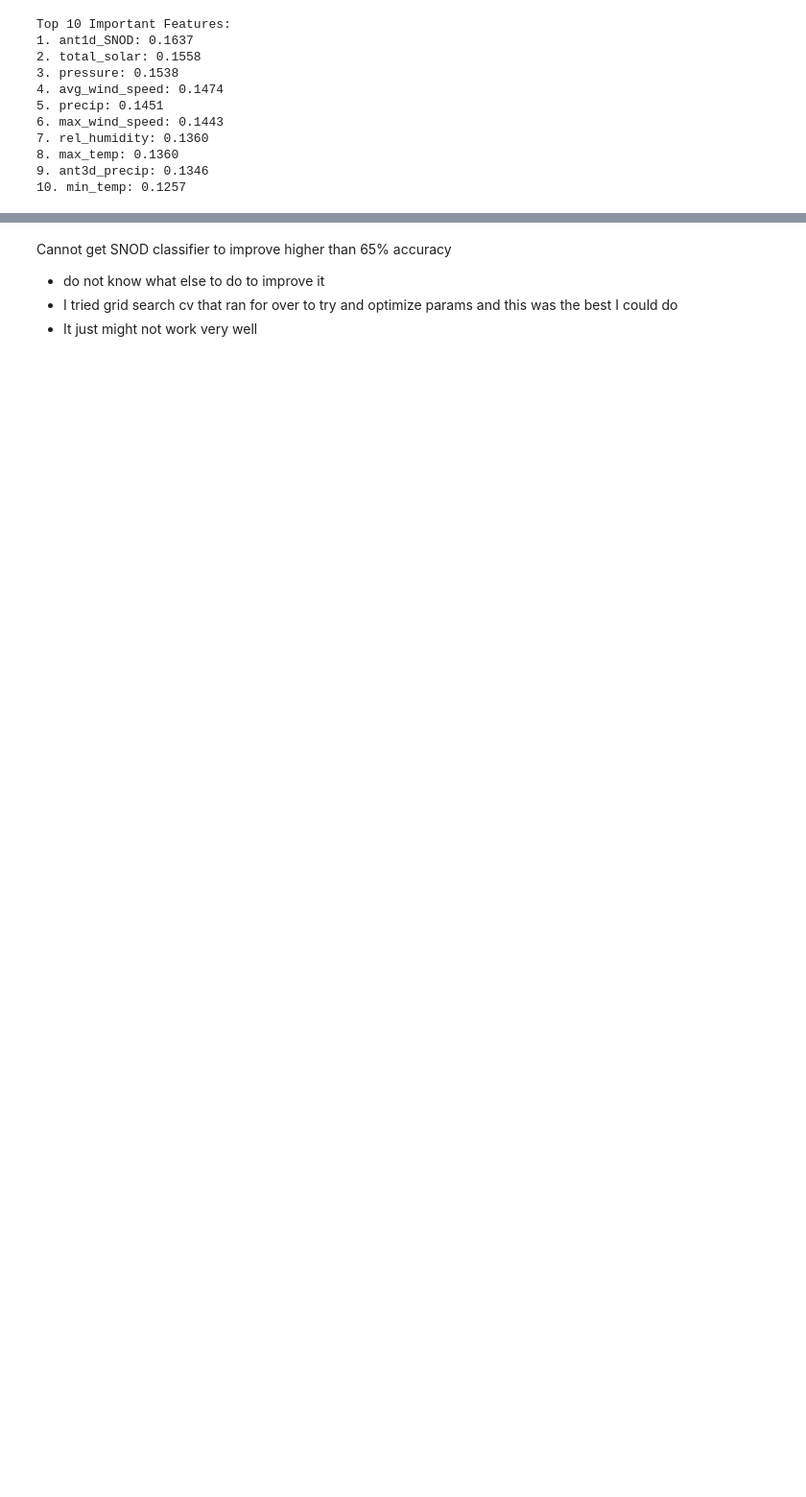
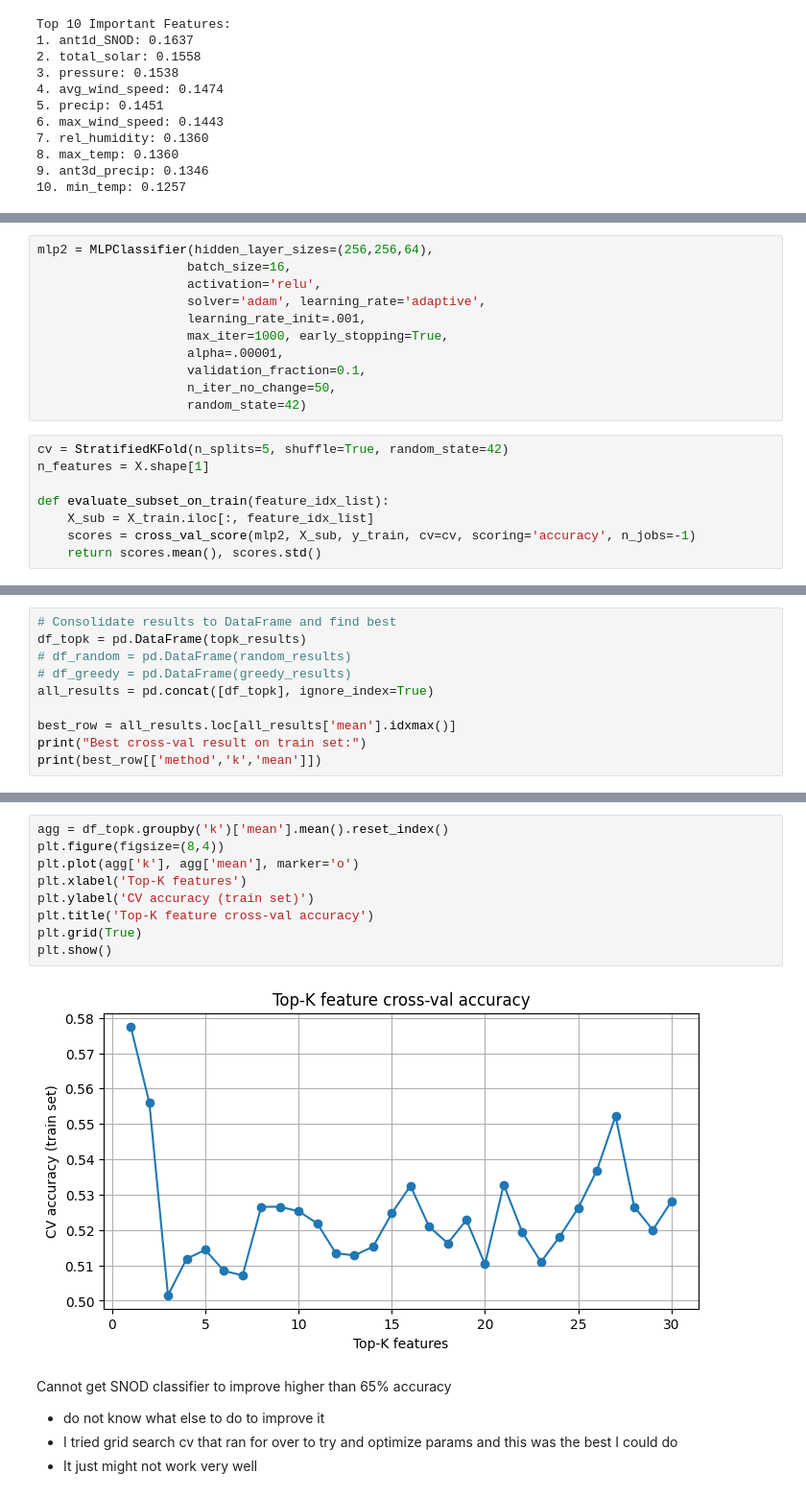
Before and after one commit to jjklug/ann-snod, a Jupyter notebook: snod_classifier.ipynb, the cells around one changed output, grey strips where cells are left out. Shown: that part at 96% size. Cells and saved outputs as stored; diff of their text form; blank space fills up the shorter version.

Commit message:
feature subset testing

```diff
--- a/snod_classifier.ipynb
+++ b/snod_classifier.ipynb
@@ -200,0 +203,19 @@ Top 10 Important Features:
+# %%
+mlp2 = MLPClassifier(hidden_layer_sizes=(256,256,64),
+                    batch_size=16,
+                    activation='relu',
+                    solver='adam', learning_rate='adaptive',
+                    learning_rate_init=.001,
+                    max_iter=1000, early_stopping=True,
+                    alpha=.00001,
+                    validation_fraction=0.1,
+                    n_iter_no_change=50,
+                    random_state=42)
+# %%
+cv = StratifiedKFold(n_splits=5, shuffle=True, random_state=42)
+n_features = X.shape[1]
+
+def evaluate_subset_on_train(feature_idx_list):
+    X_sub = X_train.iloc[:, feature_idx_list]
+    scores = cross_val_score(mlp2, X_sub, y_train, cv=cv, scoring='accuracy', n_jobs=-1)
+    return scores.mean(), scores.std()
@@ -200,0 +261,10 @@ Top 10 Important Features:
+# %%
+# Consolidate results to DataFrame and find best
+df_topk = pd.DataFrame(topk_results)
+# df_random = pd.DataFrame(random_results)
+# df_greedy = pd.DataFrame(greedy_results)
+all_results = pd.concat([df_topk], ignore_index=True)
+
+best_row = all_results.loc[all_results['mean'].idxmax()]
+print("Best cross-val result on train set:")
+print(best_row[['method','k','mean']])
@@ -201,3 +302,14 @@ Top 10 Important Features:
+# %%
+agg = df_topk.groupby('k')['mean'].mean().reset_index()
+plt.figure(figsize=(8,4))
+plt.plot(agg['k'], agg['mean'], marker='o')
+plt.xlabel('Top-K features')
+plt.ylabel('CV accuracy (train set)')
+plt.title('Top-K feature cross-val accuracy')
+plt.grid(True)
+plt.show()
+# %% [output]
+[figure, added]
 # %% [markdown]
 Cannot get SNOD classifier to improve higher than 65% accuracy
 - do not know what else to do to improve it
```
Also changed, not shown: parts of 5 cells of this notebook.
